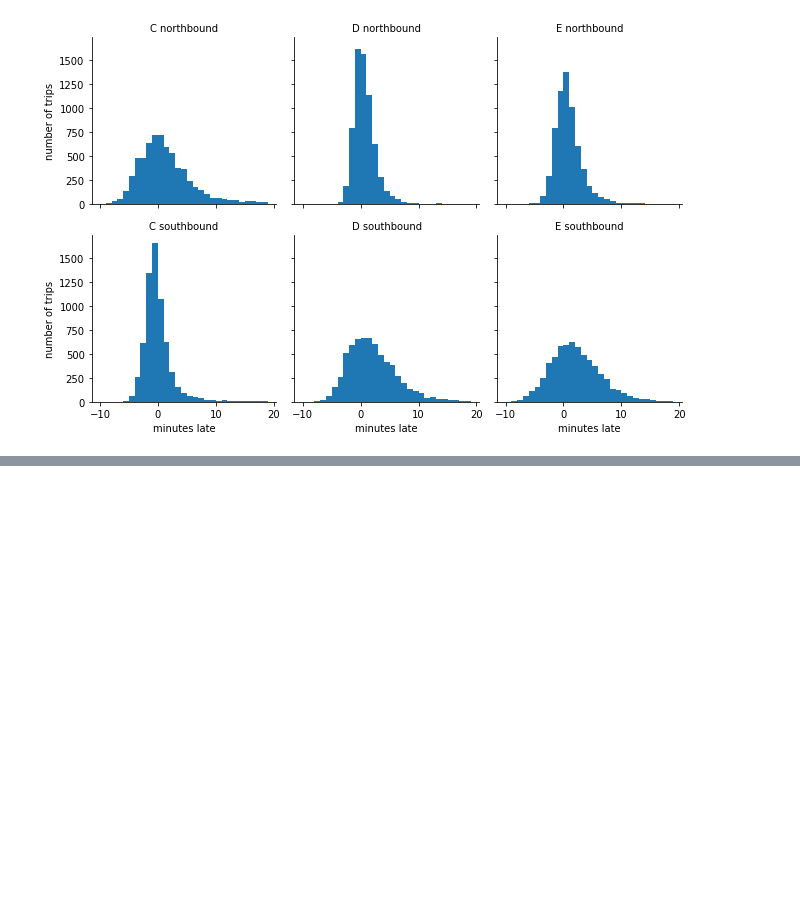
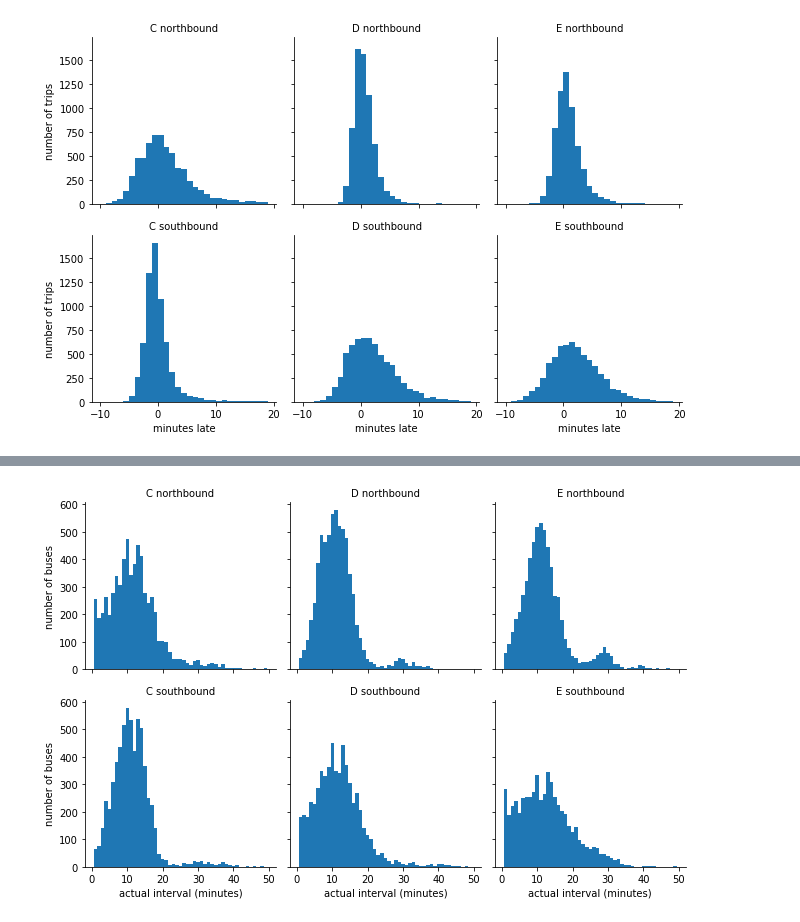
Before and after one commit to luisdomin5/from-excel-to-pandas, a Jupyter notebook: notebooks/08.01_Logistics_analysis.ipynb, the cells around one changed output, grey strips where cells are left out. Drawn from its saved outputs; the diff is of its cells as text; code cells hidden in the pictures; blank space fills up the shorter version.

```diff
--- a/notebooks/08.01_Logistics_analysis.ipynb
+++ b/notebooks/08.01_Logistics_analysis.ipynb
@@ -192,0 +209,17 @@ g.set_axis_labels('minutes late', 'number of trips');
+# %%
+trips_intervals = (
+    trips_accuracy
+    .sort_values('scheduled')
+    .groupby(['route', 'direction'])
+    ['scheduled','actual']
+    .diff()
+    .fillna(pd.Timedelta(seconds=0))
+    .astype('timedelta64[m]')
+    .merge(
+        trips_accuracy,
+        left_index=True,
+        right_index=True,
+        suffixes=("_interval","")
+    )
+)
+trips_intervals
@@ -192,0 +247,23 @@ g.set_axis_labels('minutes late', 'number of trips');
+# %%
+def fix_midnights(df, col_name):
+    fixed_df = (
+        df
+        .assign(**{col_name : lambda x: np.where(
+            x[col_name] < 1_000,
+            x[col_name],
+            x[col_name] - 60*24)}
+        )
+        .assign(**{col_name : lambda x: np.where(
+            x[col_name] > -1_000,
+            x[col_name],
+            x[col_name] + 60*24)}
+        )
+    )
+    return fixed_df
+# %%
+fixed_trip_intervals = (
+    trips_intervals
+    .pipe(fix_midnights, 'scheduled_interval')
+    .pipe(fix_midnights, 'actual_interval')
+)
+fixed_trip_intervals
@@ -192,0 +284,7 @@ g.set_axis_labels('minutes late', 'number of trips');
+# %%
+g = sns.FacetGrid(fixed_trip_intervals, row="direction", col="route")
+g.map(plt.hist, "actual_interval", bins=np.arange(50) + 0.5)
+g.set_titles('{col_name} {row_name}')
+g.set_axis_labels('actual interval (minutes)', 'number of buses');
+# %% [output]
+[figure, added]
```
Also changed, not shown: parts of 11 cells of this notebook.
